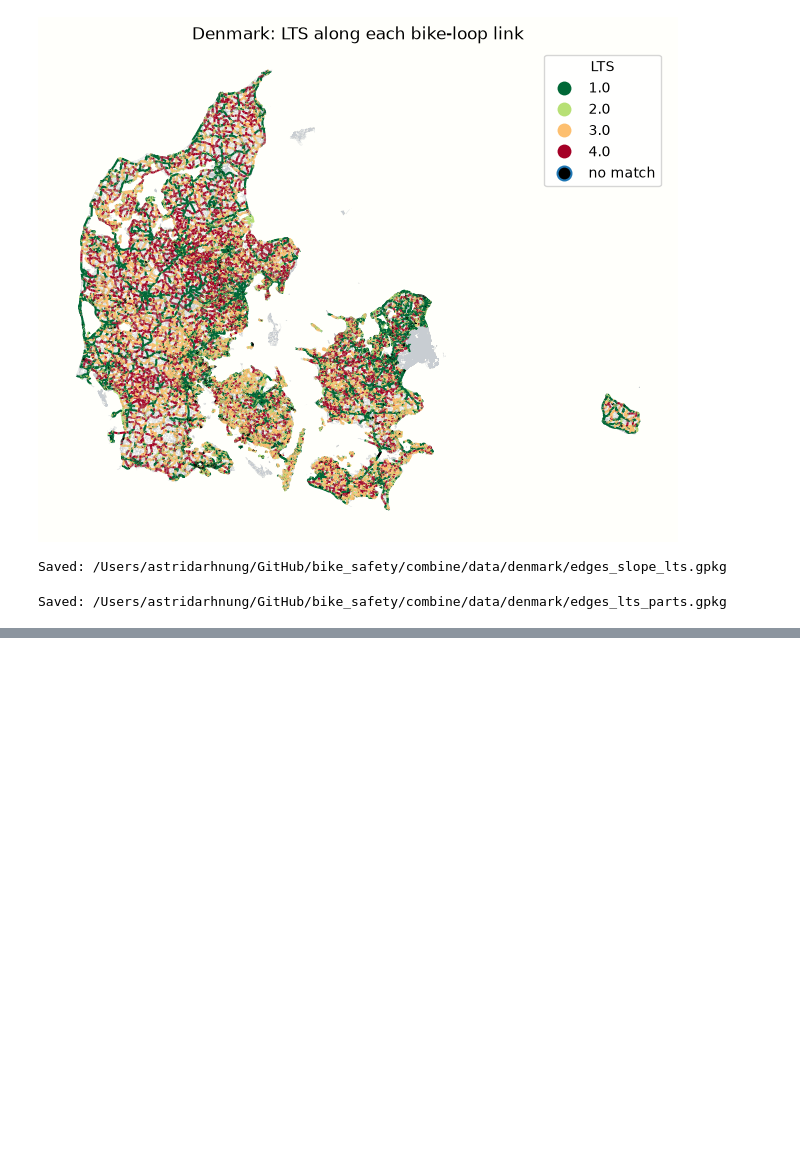
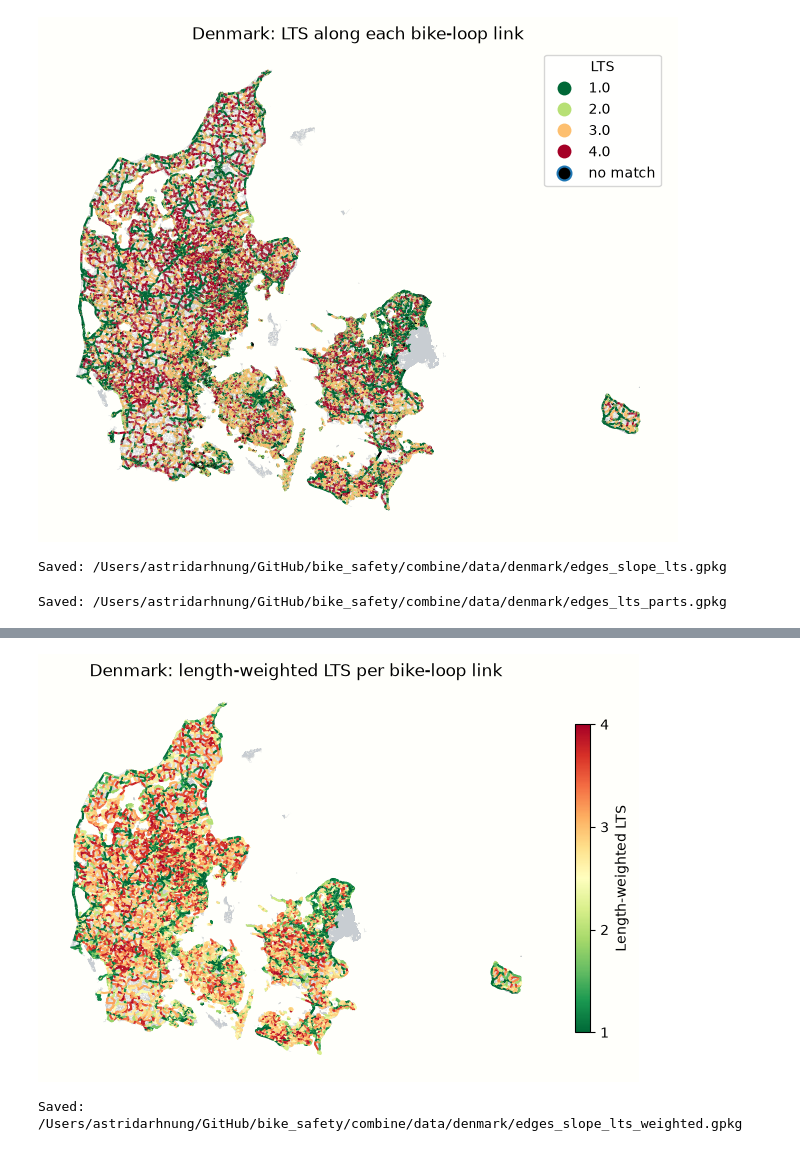
Before and after one commit to AstridArh/bike_safety, a Jupyter notebook: combine/combine_denmark.ipynb, the cells around one changed output, grey strips where cells are left out. Drawn from its saved outputs; the diff is of its cells as text; code cells hidden in the pictures; blank space fills up the shorter version.

```diff
--- a/combine/combine_denmark.ipynb
+++ b/combine/combine_denmark.ipynb
@@ -369,0 +451,30 @@ Saved: /Users/astridarhnung/GitHub/bike_safety/combine/data/denmark/edges_lts_pa
+# %%
+fig, ax = plt.subplots(figsize=(8, 8), facecolor="#fffffb")
+
+dk_edges.plot(ax=ax, color="#c8cdd2", linewidth=0.3, alpha=0.6, zorder=1)
+bike_loops_lts.plot(
+    ax=ax,
+    column="weighted_lts",
+    cmap="RdYlGn_r",   # same colours as the categorical maps: 1 = green, 4 = red
+    vmin=1,
+    vmax=4,            # fix the scale to 1–4 so maps of different regions are comparable
+    linewidth=1.5,
+    legend=True,
+    legend_kwds={"label": "Length-weighted LTS", "shrink": 0.5, "ticks": [1, 2, 3, 4]},
+    missing_kwds={"color": "black", "label": "no match"},
+    zorder=2,
+)
+ax.set_title(f"{SAMPLE.title()}: length-weighted LTS per bike-loop link")
+ax.set_axis_off()
+fig.savefig(PLOTS_DIR / f"{SAMPLE}_weighted_lts.png", dpi=300, bbox_inches="tight")
+plt.show()
+# %% [output]
+[figure, added]
+# %%
+# Saved as a separate file, so edges_slope_lts.gpkg from above is not overwritten
+OUTPUT_WEIGHTED_PATH = DATA_DIR / "edges_slope_lts_weighted.gpkg"
+
+bike_loops_lts.to_file(OUTPUT_WEIGHTED_PATH, driver="GPKG")
+print("Saved:", OUTPUT_WEIGHTED_PATH)
+# %% [output]
+Saved: /Users/astridarhnung/GitHub/bike_safety/combine/data/denmark/edges_slope_lts_weighted.gpkg
```
Also changed, not shown: parts of 4 cells of this notebook.
